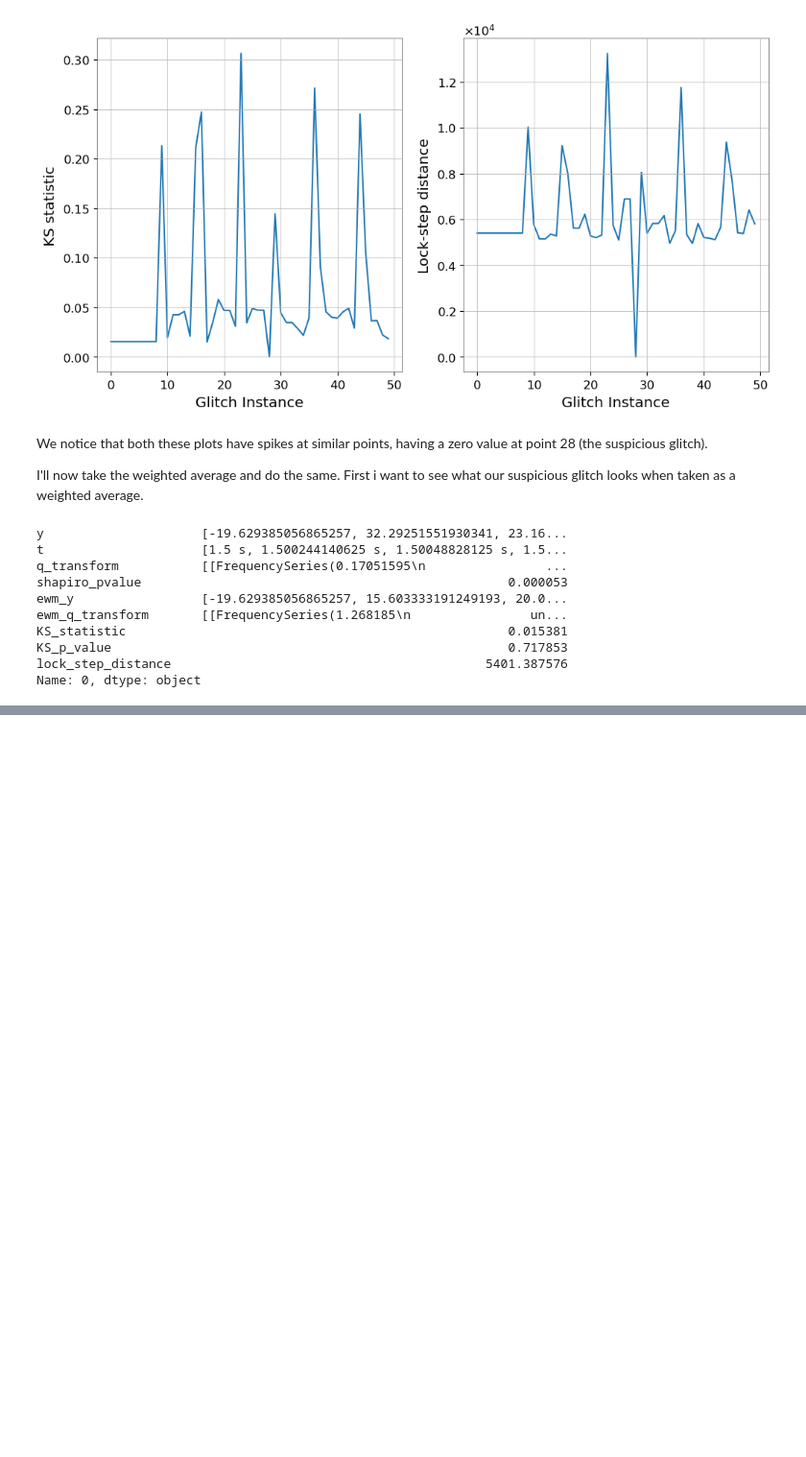
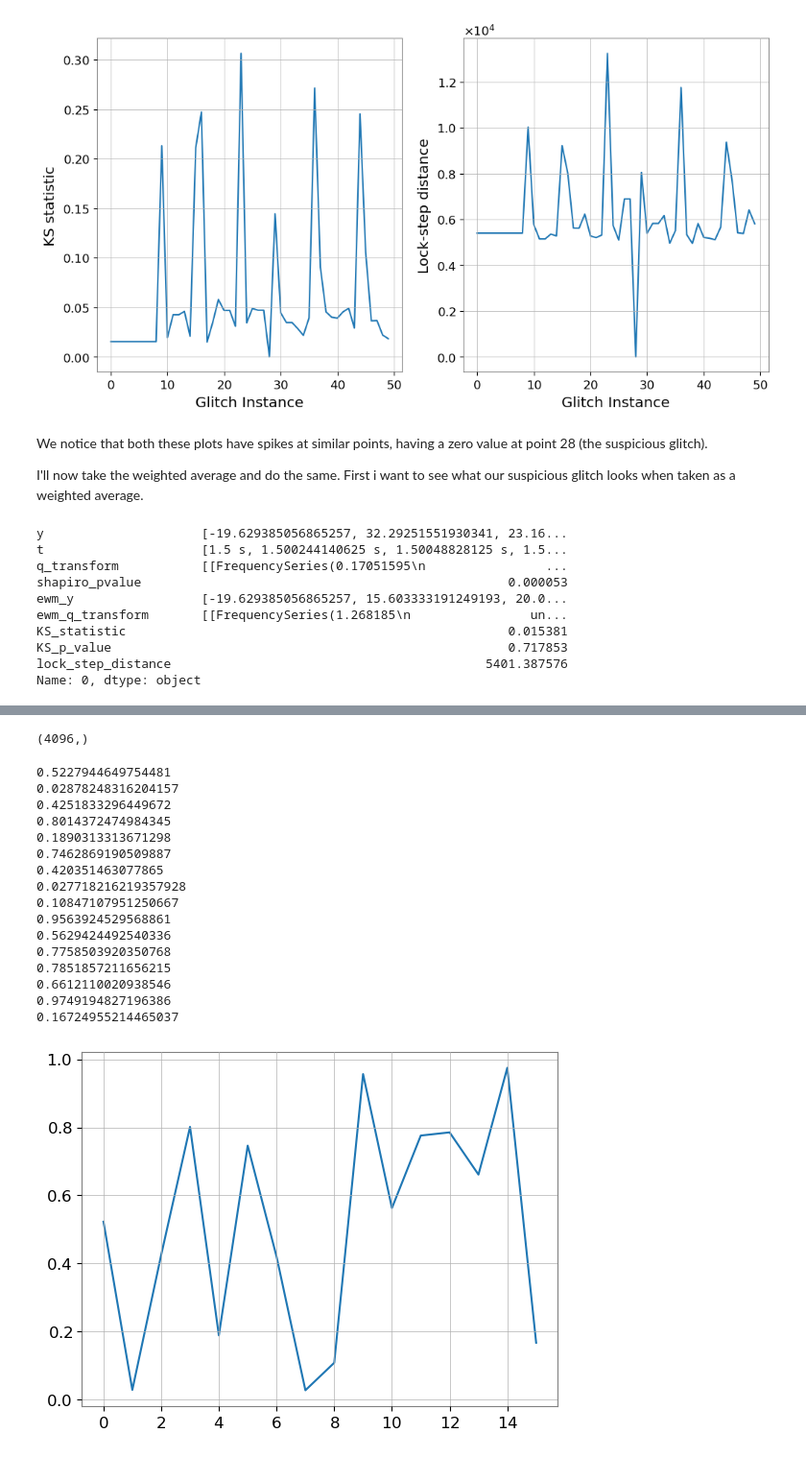
Before and after one commit to ashishmathew0297/gwpy-experiments, a Jupyter notebook: code/shapiro_test.ipynb, the cells around one changed output, grey strips where cells are left out. Shown at 96% size. Saved outputs shown, nothing was run; the diff lists cells and outputs as text; code cells hidden in the pictures; blank space fills up the shorter version.

```diff
--- a/code/shapiro_test.ipynb
+++ b/code/shapiro_test.ipynb
@@ -472,0 +509,35 @@ plt.show()
+# %%
+suspicious_glitch['y'].iloc[0].shape
+# %% [output]
+(4096,)
+# %%
+# fig = plt.subplots(16,16)
+subdomain_p_values = []
+for i in range(0,4097,256):
+    x = suspicious_glitch['y'].iloc[0][i:i+256]
+    if len(x) > 0:
+        print(stats.shapiro(x).pvalue)
+        subdomain_p_values.append(stats.shapiro(x).pvalue)
+
+fig = plt.figure()
+
+plt.plot(subdomain_p_values)
+plt.show()
+# %% [output]
+0.5227944649754481
+0.02878248316204157
+0.4251833296449672
+0.8014372474984345
+0.1890313313671298
+0.7462869190509887
+0.420351463077865
+0.027718216219357928
+0.10847107951250667
+0.9563924529568861
+0.5629424492540336
+0.7758503920350768
+0.7851857211656215
+0.6612110020938546
+0.9749194827196386
+0.16724955214465037
+[figure, added]
```
Also changed, not shown: parts of 22 cells of this notebook.
